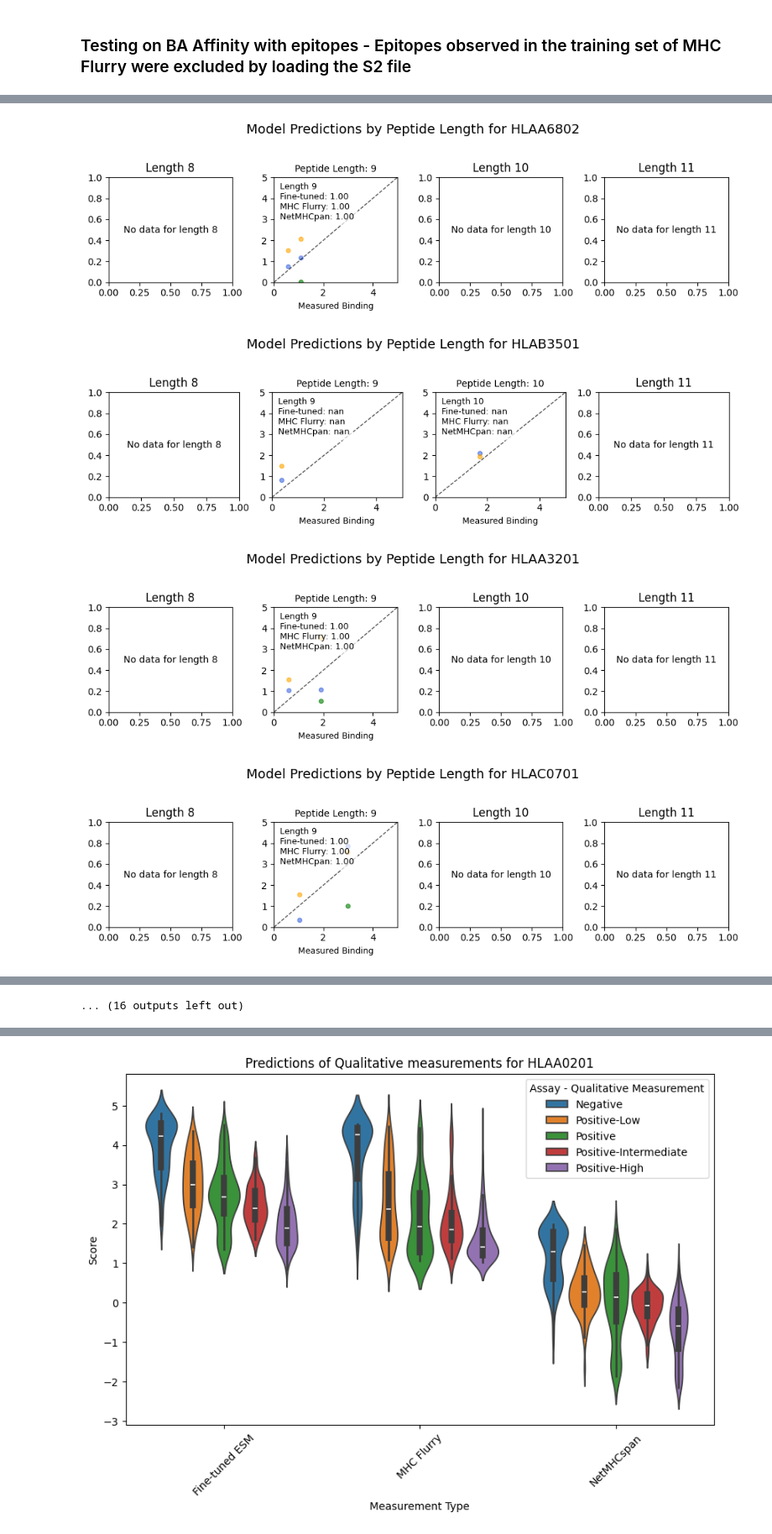
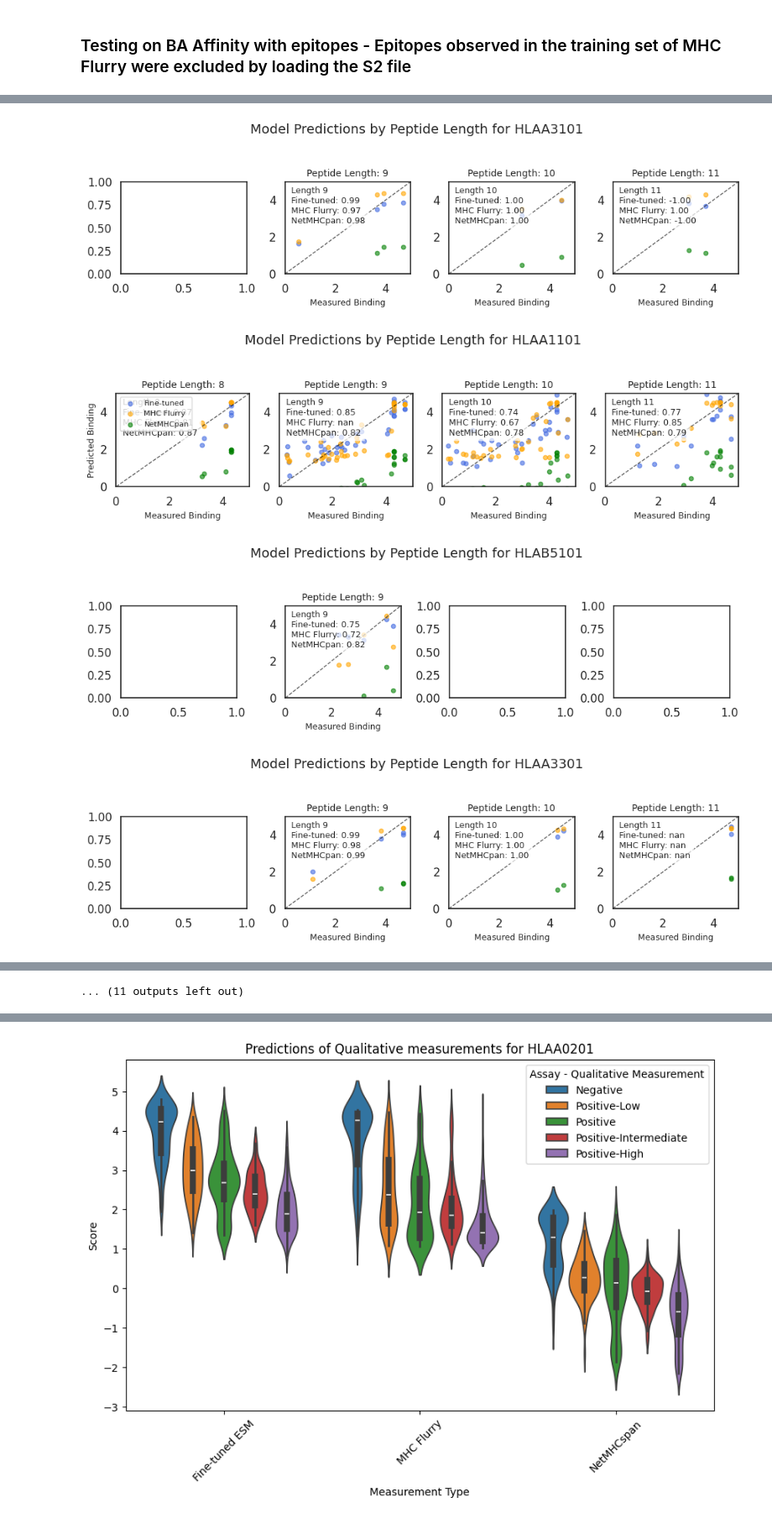
Before and after one commit to sermare/ESMCBA, a Jupyter notebook: jupyter_notebooks/binding_affinity/Evaluations_BA.ipynb, the cells around one changed output, grey strips where cells are left out. Shown: that part at 84% size. Cells and saved outputs as stored; diff of their text form; code cells hidden in the pictures.

```diff
--- a/jupyter_notebooks/binding_affinity/Evaluations_BA.ipynb
+++ b/jupyter_notebooks/binding_affinity/Evaluations_BA.ipynb
@@ -255,0 +238,2 @@ plt.show()
+# %%
+metrics_df['mse'] = metrics_df['mse'].astype(float)
@@ -307,9 +361,9 @@ test_datasets_df[test_datasets_df['HLA'].str.contains('A1101')]
 # %%
 # Get the unique alleles from evaluations_dt_sorted
-alleles = evaluations_dt_sorted[(evaluations_dt_sorted['spearman'].notna()) & (evaluations_dt_sorted['n_evaluations'] > 2)].sort_values(by='HLA')['Model'].unique()
+alleles = metrics_df.sort_values(by=['HLA', 'encoding'])['Model'].unique()
 
 # Set up a grid: 11 rows x 5 columns
-n_rows = 17
+n_rows = 20
 n_cols = 4
 fig, axes = plt.subplots(n_rows, n_cols, figsize=(15, 60))
 axes = axes.flatten()
@@ -415,7 +469,7 @@ merged_dfs_by_HLA = {}
 merged_dfs_training = {}
 
 # Loop through unique HLAs
-test_datasets_df['allele'] = test_datasets_df['allele'].str.split(' ', expand =True)[0]
+test_datasets_df['allele'] = test_datasets_df['HLA'].str.split(' ', expand =True)[0]
 
 for HLA in test_datasets_df['allele'].unique():
     try:
@@ -625,9 +656,11 @@ plot_ppv_side_by_side(combined_df)
 # %%
 # Pivot tables for correlations (no std anymore)
-pivot_spearman = combined_df.pivot(index='HLA', columns='model', values='spearman')
+pivot_spearman = combined_df.pivot(index='allele', columns='model', values='spearman')
 pivot_spearman = pivot_spearman[pivot_spearman['Fine-tuned ESMC'] > 0 ]
-pivot_pearson  = combined_df.pivot(index='HLA', columns='model', values='pearson')
+pivot_pearson  = combined_df.pivot(index='allele', columns='model', values='pearson')
 pivot_pearson = pivot_pearson[pivot_pearson['Fine-tuned ESMC'] > 0 ]
+
+pivot_pearson = pivot_pearson[pivot_pearson['NetMHCpan'].notna()]
 
 # X-axis positions
 x = np.arange(len(pivot_spearman.index))
@@ -643,9 +676,11 @@ axes[0].bar(x + width, pivot_spearman['NetMHCpan'],       width, label='NetMHCpa
 axes[0].set_xticks(x)
 axes[0].set_xticklabels(pivot_spearman.index, rotation=90)
 axes[0].set_ylabel('Spearman Correlation')
-axes[0].set_title('Spearman Rho per HLA model')
+axes[0].set_title('Spearman Rho per allele model')
 axes[0].legend()
 
+
+x = np.arange(len(pivot_pearson.index))
 # Plot Pearson correlations
 axes[1].bar(x - width, pivot_pearson['Fine-tuned ESMC'], width, label='Fine-tuned ESMC')
 axes[1].bar(x,         pivot_pearson['MHC Flurry'],      width, label='MHC Flurry')
@@ -654,7 +689,7 @@ axes[1].bar(x + width, pivot_pearson['NetMHCpan'],       width, label='NetMHCpan
 axes[1].set_xticks(x)
 axes[1].set_xticklabels(pivot_pearson.index, rotation=90)
 axes[1].set_ylabel('Pearson Correlation')
-axes[1].set_title('Pearson R per HLA model')
+axes[1].set_title('Pearson R per allele model')
 axes[1].legend()
 
 plt.tight_layout()
@@ -772,6 +787,10 @@ for HLA in merged_dfs_by_HLA.keys():
     for idx, L in enumerate([8, 9, 10, 11]):
         ax = axes[idx]
         preds_length = predictions[predictions['length'] == L]
+
+        if len(preds_length) < 2:
+            continue
+
         if preds_length.empty:
             ax.text(0.5, 0.5, f"No data for length {L}", ha='center', va='center')
             ax.set_title(f"Length {L}")
@@ -806,37 +825,37 @@ for HLA in merged_dfs_by_HLA.keys():
         ax.set_xlim([0, 5])
         ax.set_ylim([0, 5])
 
         # Compute Spearman correlations for each model.
-        sp_finetuned, _ = spearmanr(preds_length['measured'], preds_length['prediction'])
-        sp_mhc, _       = spearmanr(preds_length['measured'], preds_length['mhc_log'])
-        sp_netmhc, _    = spearmanr(preds_length['measured'], preds_length['netmhc_log'])
+        sp_finetuned, _ = pearsonr(preds_length['measured'], preds_length['prediction'])
+        sp_mhc, _       = pearsonr(preds_length['measured'], preds_length['mhc_log'])
+        sp_netmhc, _    = pearsonr(preds_length['measured'], preds_length['netmhc_log'])
 
         # Annotate the panel with Spearman correlation values.
         annotation = (f"Length {L}\n"
                       f"Fine-tuned: {sp_finetuned:.2f}\n"
                       f"MHC Flurry: {sp_mhc:.2f}\n"
                       f"NetMHCpan: {sp_netmhc:.2f}")
         ax.text(0.05, 0.95, annotation, transform=ax.transAxes,
                 verticalalignment='top', fontsize=9,
                 bbox=dict(facecolor='white', alpha=0.7, edgecolor='none'))
 
         ax.set_title(f"Peptide Length: {L}", fontsize=10)
         if idx == 0:
             ax.set_ylabel("Predicted Binding", fontsize=9)
         ax.set_xlabel("Measured Binding", fontsize=9)
         if idx == 0:
             ax.legend(fontsize=8)
 
     fig.suptitle(f"Model Predictions by Peptide Length for {HLA}", fontsize=14)
     plt.tight_layout(rect=[0, 0, 1, 0.95])
 
     # Save the figure with the HLA name in the specified folder.
     save_path = f'/global/scratch/users/sergiomar10/data/figures_presentation/{HLA}.png'
     # plt.savefig(save_path, dpi=300)
     # plt.close(fig)
     plt.show()
 # %% [output]
-[figure, old version]
+[figure, new version]
-[figure, old version]
+[figure, new version]
-[figure, old version]
+[figure, new version]
-[figure, old version]
+[figure, new version]
@@ -851,3 +870,3 @@ for HLA in merged_dfs_by_HLA.keys():
-... (16 outputs left out)
+... (11 outputs left out)
 # %%
 combined_df = pd.concat(merged_dfs_by_HLA.values(), ignore_index=True)
```
Also changed, not shown: parts of 30 cells of this notebook, 12 other files.
